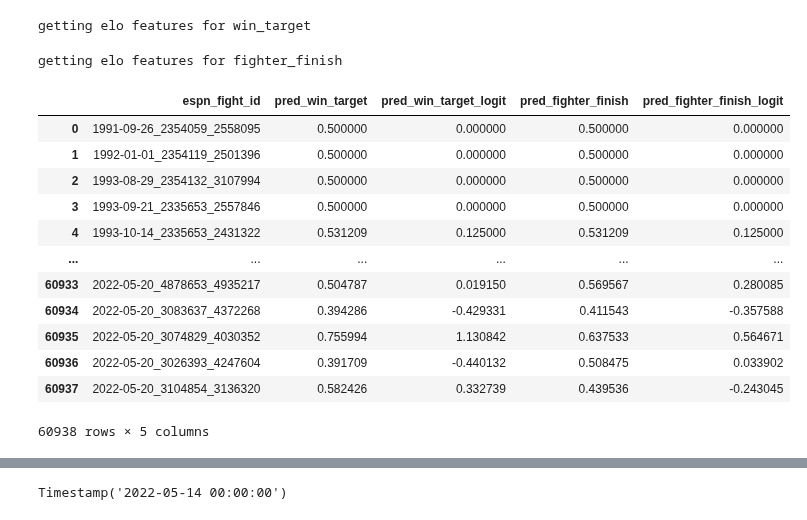
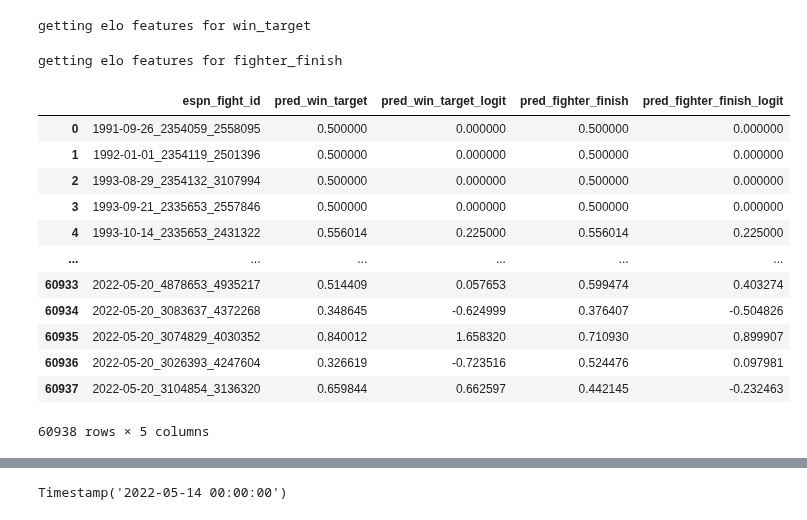
Before and after one commit to John-Curcio/sports, a Jupyter notebook: example run 6-25.ipynb, the cells around one changed output, grey strips where cells are left out. Saved outputs shown, nothing was run; the diff lists cells and outputs as text; code cells hidden in the pictures.

```diff
--- a/example run 6-25.ipynb
+++ b/example run 6-25.ipynb
@@ -84,24 +94,24 @@ fight_finish = df["decision_clean"].isin(["submission", "tko/ko"]).replace({True
 df["fighter_finish"] = fight_finish * df["win_target"]
 # %%
 elo_alphas = {
-    "win_target": 0.5, "fighter_finish": 0.5,
+    "win_target": 0.9, "fighter_finish": 0.9,
 }
 bin_ew = BinaryEloWrapper(elo_alphas)
 bin_elo_feat_df = bin_ew.fit_transform_all(df)
 bin_elo_feat_df
 # %% [output]
 getting elo features for win_target
 getting elo features for fighter_finish
 |  | espn_fight_id | pred_win_target | pred_win_target_logit | pred_fighter_finish | pred_fighter_finish_logit |
 | 0 | 1991-09-26_2354059_2558095 | 0.500000 | 0.000000 | 0.500000 | 0.000000 |
 | 1 | 1992-01-01_2354119_2501396 | 0.500000 | 0.000000 | 0.500000 | 0.000000 |
 | 2 | 1993-08-29_2354132_3107994 | 0.500000 | 0.000000 | 0.500000 | 0.000000 |
 | 3 | 1993-09-21_2335653_2557846 | 0.500000 | 0.000000 | 0.500000 | 0.000000 |
-| 4 | 1993-10-14_2335653_2431322 | 0.531209 | 0.125000 | 0.531209 | 0.125000 |
+| 4 | 1993-10-14_2335653_2431322 | 0.556014 | 0.225000 | 0.556014 | 0.225000 |
 | ... | ... | ... | ... | ... | ... |
-| 60933 | 2022-05-20_4878653_4935217 | 0.504787 | 0.019150 | 0.569567 | 0.280085 |
-| 60934 | 2022-05-20_3083637_4372268 | 0.394286 | -0.429331 | 0.411543 | -0.357588 |
-| 60935 | 2022-05-20_3074829_4030352 | 0.755994 | 1.130842 | 0.637533 | 0.564671 |
-| 60936 | 2022-05-20_3026393_4247604 | 0.391709 | -0.440132 | 0.508475 | 0.033902 |
-| 60937 | 2022-05-20_3104854_3136320 | 0.582426 | 0.332739 | 0.439536 | -0.243045 |
+| 60933 | 2022-05-20_4878653_4935217 | 0.514409 | 0.057653 | 0.599474 | 0.403274 |
+| 60934 | 2022-05-20_3083637_4372268 | 0.348645 | -0.624999 | 0.376407 | -0.504826 |
+| 60935 | 2022-05-20_3074829_4030352 | 0.840012 | 1.658320 | 0.710930 | 0.899907 |
+| 60936 | 2022-05-20_3026393_4247604 | 0.326619 | -0.723516 | 0.524476 | 0.097981 |
+| 60937 | 2022-05-20_3104854_3136320 | 0.659844 | 0.662597 | 0.442145 | -0.232463 |
 60938 rows × 5 columns
```
Also changed, not shown: parts of 22 cells of this notebook, 5 other files.
